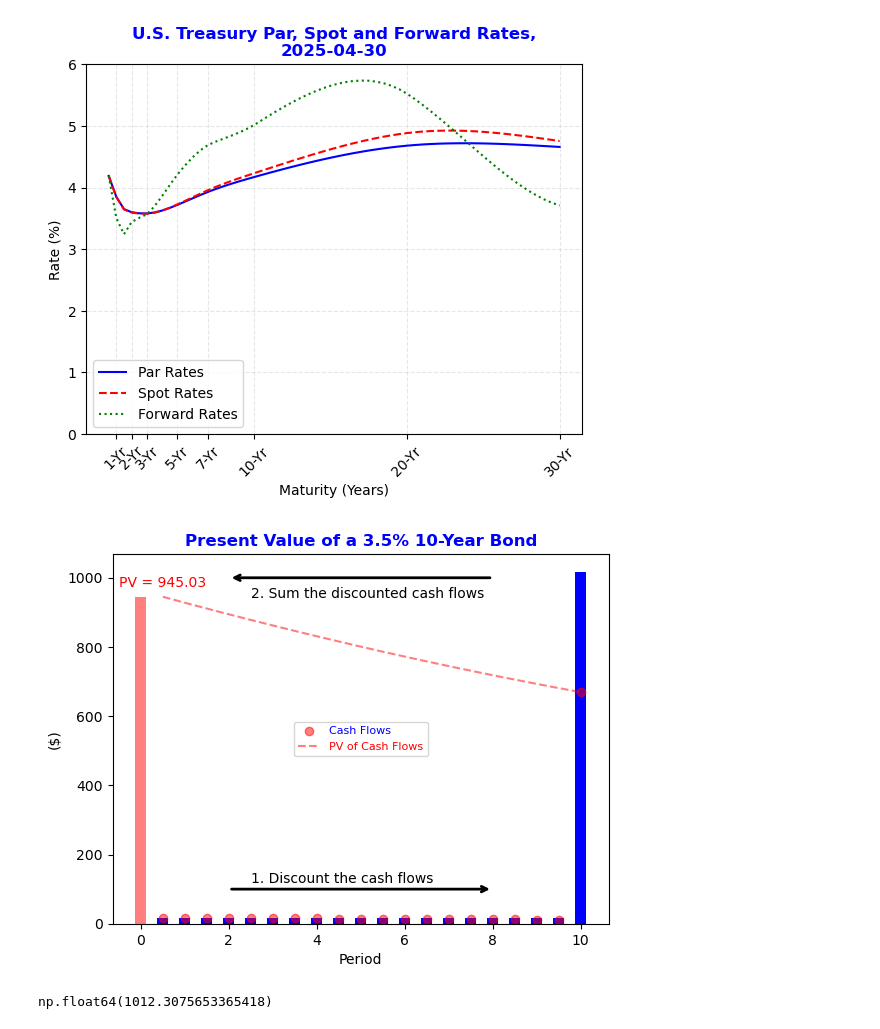
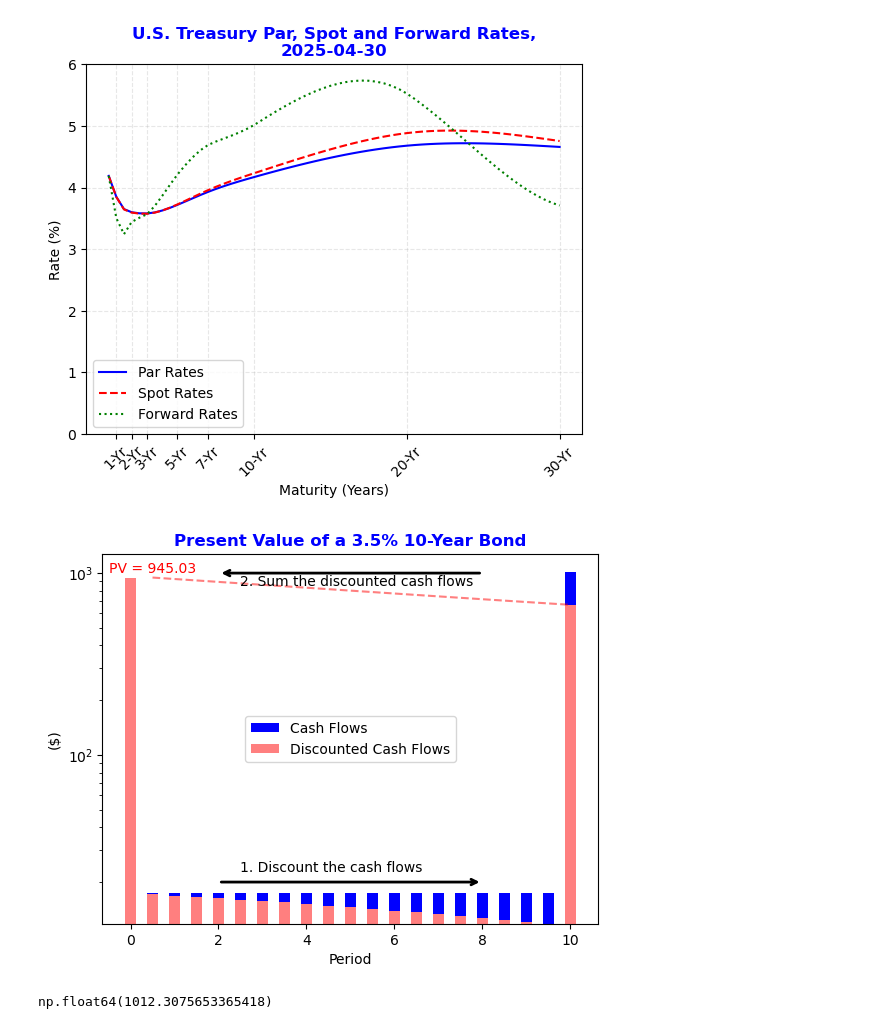
Before and after one commit to rtrimble13/tb-notebooks, a Jupyter notebook: src/202505_term_structure.ipynb, the cells around one changed output. Saved outputs shown, nothing was run; the diff lists cells and outputs as text; code cells hidden in the pictures.

```diff
--- a/src/202505_term_structure.ipynb
+++ b/src/202505_term_structure.ipynb
@@ -29,3 +51,0 @@ def load_json(filename):
-# %%
-par_rates = read_fmp()
-save_json(par_rates, "../dat/may2025/par_rates.json")
@@ -208,39 +213,41 @@ def forward_rates_to_discount_factors(forward_rates):
 # %%
 def plot_bond_cf(coupon_rate, n_maturity, discount_factors, face_value = 100):
     """
     Plot the cash flows of a bond with a given coupon rate, maturity, and discount factors.
     """
     n = int(n_maturity * 2)
     coupon = coupon_rate / 200 * face_value
     cash_flows = np.array([coupon] * (n - 1) + [coupon + face_value])
     xt = np.arange(0.5, n_maturity + 0.5, 0.5)
     pv = np.sum(cash_flows * discount_factors[:n])
     discount_cf_sum = np.cumsum((cash_flows * discount_factors[:n])[::-1])[::-1]
 
     _, ax = plt.subplots()
-    ax.bar(xt, cash_flows, width=0.25, label="Cash Flows", color='blue')
+    bar1 = ax.bar(xt, cash_flows * discount_factors[:n], label="Discounted Cash Flows", color='red', width=0.25, alpha=0.5)
+    bar2 = ax.bar(xt, cash_flows * (1 - discount_factors[:n]), bottom=cash_flows * discount_factors[:n], width=0.25, label="Cash Flows", color='blue')
     # Reverse the series for present value
-    ax.scatter(xt, (cash_flows * discount_factors[:n]), label="Present Value", color='red', marker='o', alpha=0.5)
-    ax.plot(xt, discount_cf_sum, label="Discounted Cash Flows", color='red', linestyle='--', alpha=0.5)
-    ax.bar(0, pv, width=0.25, label="Present Value", color='red', alpha=0.5)
+    ax.plot(xt, discount_cf_sum, color='red', linestyle='--', alpha=0.5)
+    ax.bar(0, pv, width=0.25, color='red', alpha=0.5)
 
     # Add an arrow pointing left near the top
     ax.annotate("", xytext = (2, 1000), xy = (8, 1000), arrowprops=dict(facecolor='black', arrowstyle='<-', lw=2))
     ax.text(2.5, 975, "2. Sum the discounted cash flows", fontsize=10, color='black', ha='left', va='top')
     # Add an arrow pointing right at the bottom
-    ax.annotate("", xytext = (2, 100), xy = (8, 100), arrowprops=dict(facecolor='black', arrowstyle='->', lw=2))
-    ax.text(2.5, 110, "1. Discount the cash flows", fontsize=10, color='black', ha='left', va='bottom')
+    ax.annotate("", xytext = (2, 20), xy = (8, 20), arrowprops=dict(facecolor='black', arrowstyle='->', lw=2))
+    ax.text(2.5, 22, "1. Discount the cash flows", fontsize=10, color='black', ha='left', va='bottom')
     ax.text(-0.5, pv + 20, f"PV = {pv:.2f}", fontsize=10, color='red', ha='left', va='bottom')
 
     ax.set_title(f"Present Value of a {coupon_rate}% {n_maturity}-Year Bond", fontweight = "bold", color = "blue")
     ax.set_xlabel("Period")
     ax.set_ylabel("($)")
-    ax.legend(["Cash Flows", "PV of Cash Flows"], loc = 0, fontsize = 8, labelcolor = ["blue", "red"]) #### here
+    # Only show Cash Flows and Discounted Cash Flows in legend
+    ax.legend([bar2, bar1], ["Cash Flows", "Discounted Cash Flows"])
+    ax.set_yscale('log')
     plt.show()
 
 plot_bond_cf(3.5, 10, spot_rates_to_discount_factors(pd.Series(spot_rates.iloc[:, 0].values, index=spot_rates.xt)), face_value = 1000)
 # %% [output]
-[figure, old version]
+[figure, new version]
 # %%
 def pv_bond(coupon_rate, n_maturity, spot_rates, face_value=100):
     """
```
Also changed, not shown: parts of 16 cells of this notebook.
